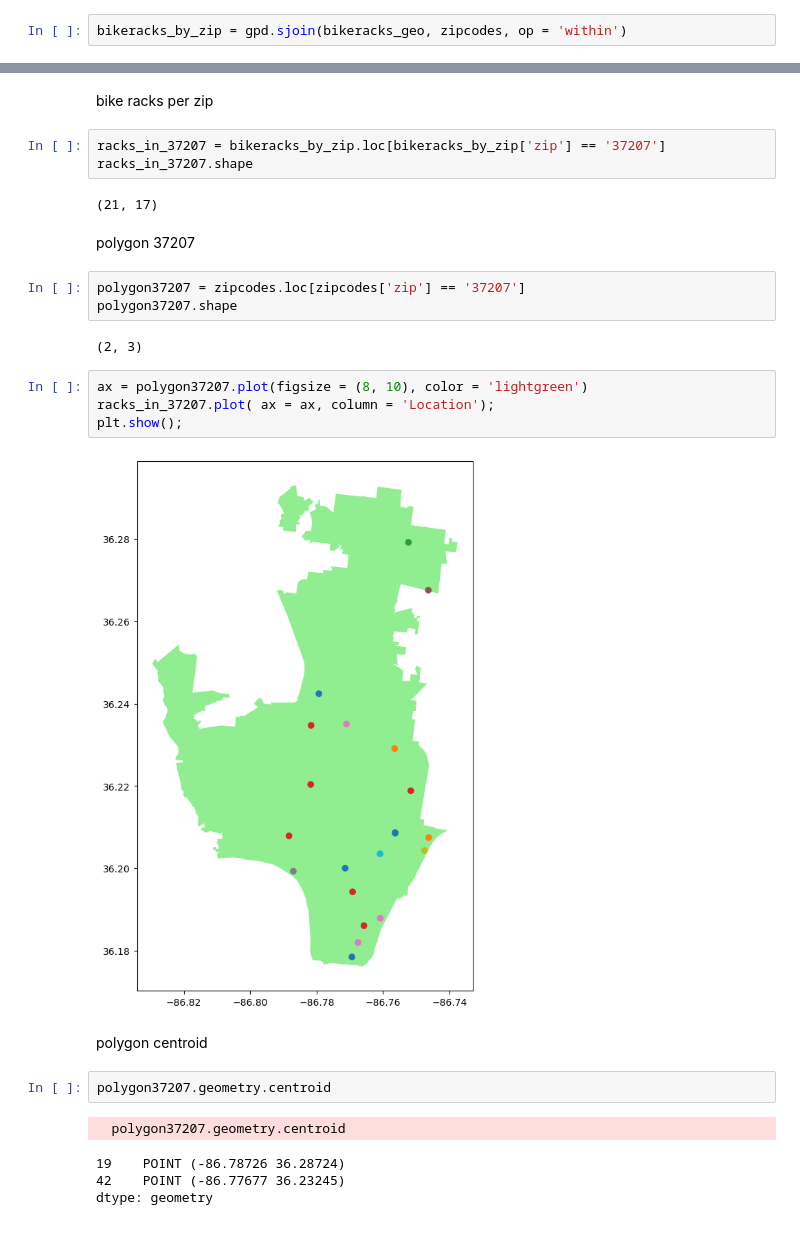
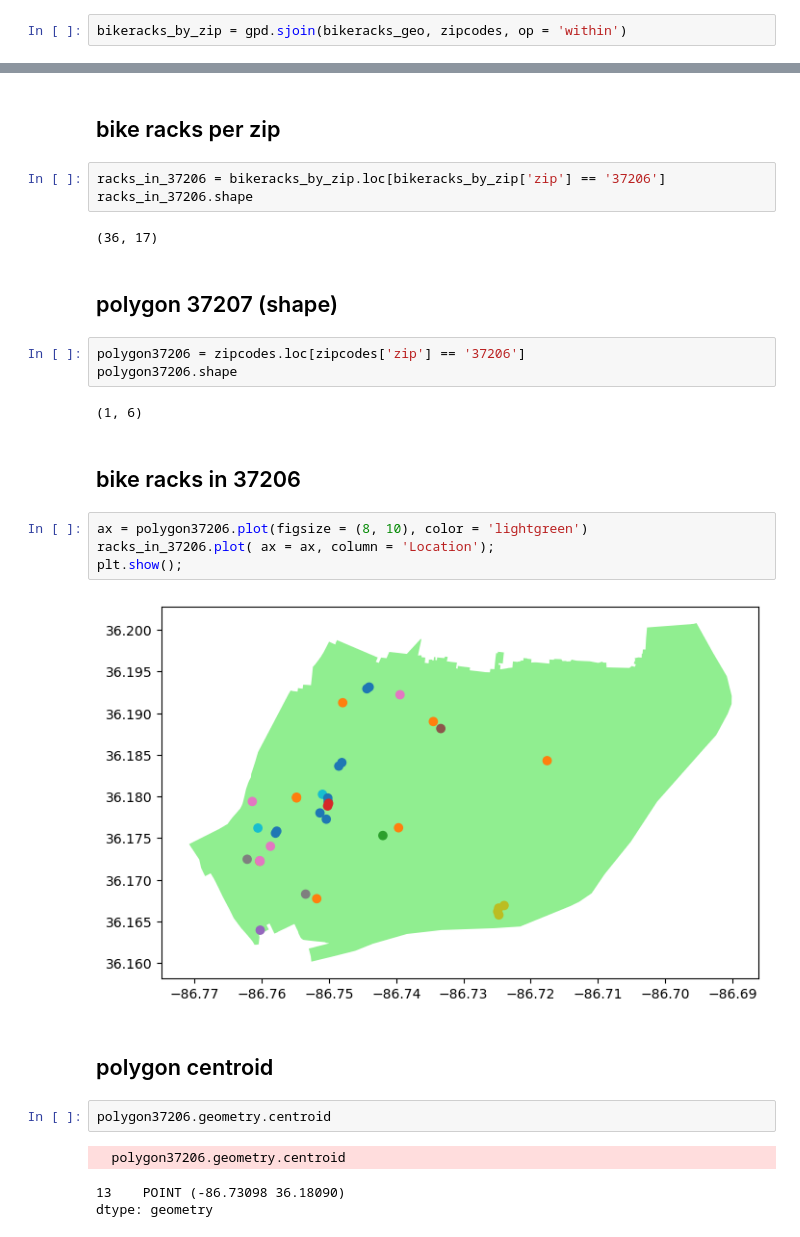
Before and after one commit to NSS-Data-Analytics-Cohort-7/geospatial-python-workshop-bryanacolson, a Jupyter notebook: notebooks/Untitled.ipynb, the cells around one changed output, grey strips where cells are left out. Saved outputs shown, nothing was run; the diff lists cells and outputs as text.

```diff
--- a/notebooks/Untitled.ipynb
+++ b/notebooks/Untitled.ipynb
@@ -153,32 +159,33 @@ bikeracks_by_zip['zip'].value_counts()
 37072     1
 Name: zip, dtype: int64
 # %% [markdown]
-bike racks per zip
+## bike racks per zip
 # %%
-racks_in_37207 = bikeracks_by_zip.loc[bikeracks_by_zip['zip'] == '37207']
-racks_in_37207.shape
+racks_in_37206 = bikeracks_by_zip.loc[bikeracks_by_zip['zip'] == '37206']
+racks_in_37206.shape
 # %% [output]
-(21, 17)
+(36, 17)
 # %% [markdown]
-polygon 37207
+## polygon 37207 (shape)
 # %%
-polygon37207 = zipcodes.loc[zipcodes['zip'] == '37207']
-polygon37207.shape
+polygon37206 = zipcodes.loc[zipcodes['zip'] == '37206']
+polygon37206.shape
 # %% [output]
-(2, 3)
+(1, 6)
+# %% [markdown]
+## bike racks in 37206
 # %%
-ax = polygon37207.plot(figsize = (8, 10), color = 'lightgreen')
-racks_in_37207.plot( ax = ax, column = 'Location');
+ax = polygon37206.plot(figsize = (8, 10), color = 'lightgreen')
+racks_in_37206.plot( ax = ax, column = 'Location');
 plt.show();
 # %% [output]
-[figure, old version]
+[figure, new version]
 # %% [markdown]
-polygon centroid
+## polygon centroid
 # %%
-polygon37207.geometry.centroid
+polygon37206.geometry.centroid
 # %% [output]
-  polygon37207.geometry.centroid
+  polygon37206.geometry.centroid
-19    POINT (-86.78726 36.28724)
-42    POINT (-86.77677 36.23245)
+13    POINT (-86.73098 36.18090)
 dtype: geometry
 # %% [markdown]
```
Also changed, not shown: parts of 24 cells of this notebook.
